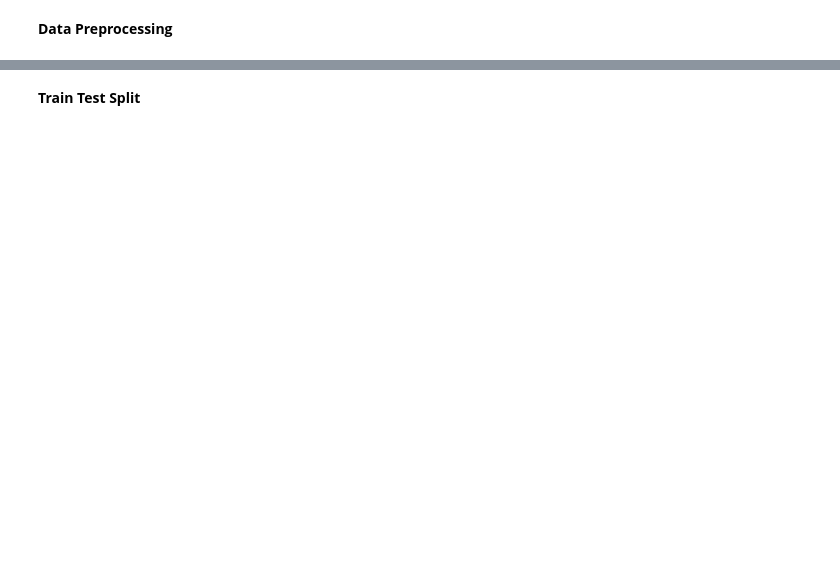
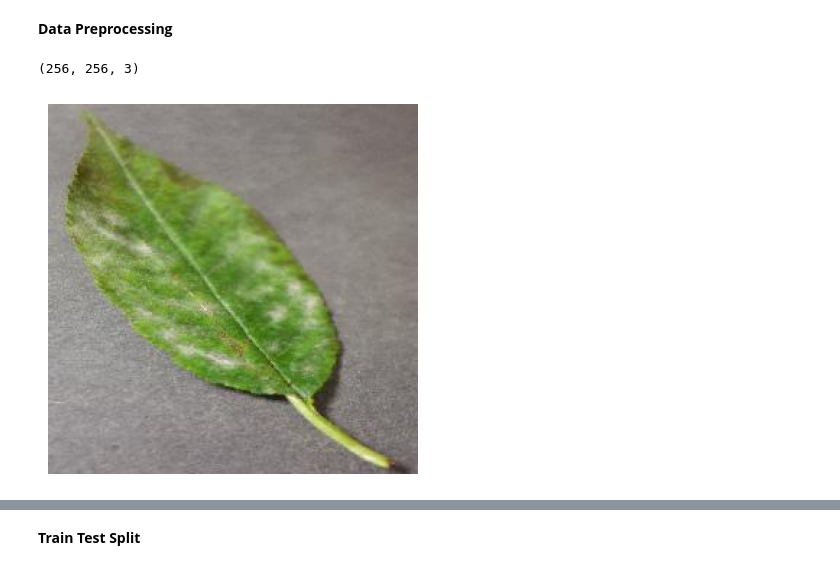
Before and after one commit to spexcher/Plant_Disease_Prediction_CNN, a Jupyter notebook: Plant_Disease_Prediction.ipynb, the cells around one changed output, grey strips where cells are left out. Drawn from its saved outputs; the diff is of its cells as text; code cells hidden in the pictures; blank space fills up the shorter version.

```diff
--- a/Plant_Disease_Prediction.ipynb
+++ b/Plant_Disease_Prediction.ipynb
@@ -85,14 +118,17 @@ print(os.listdir("plantvillage dataset/color/Grape___healthy")[:5])
 # Dataset Path
 base_dir = 'plantvillage dataset/color'
 # %%
-image_path = 'plantvillage dataset/color/Apple___Cedar_apple_rust/025b2b9a-0ec4-4132-96ac-7f2832d0db4a___FREC_C.Rust 3655.JPG'
+image_path = '/content/plantvillage dataset/color/Cherry_(including_sour)___Powdery_mildew/00b7df55-c789-43d6-a02e-a579ac9d07e6___FREC_Pwd.M 4748.JPG'
 
 # Read the image
 img = mpimg.imread(image_path)
 
 print(img.shape)
 # Display the image
 plt.imshow(img)
 plt.axis('off')  # Turn off axis numbers
 plt.show()
+# %% [output]
+(256, 256, 3)
+[figure, added]
 # %%
```
Also changed, not shown: parts of 21 cells of this notebook.
